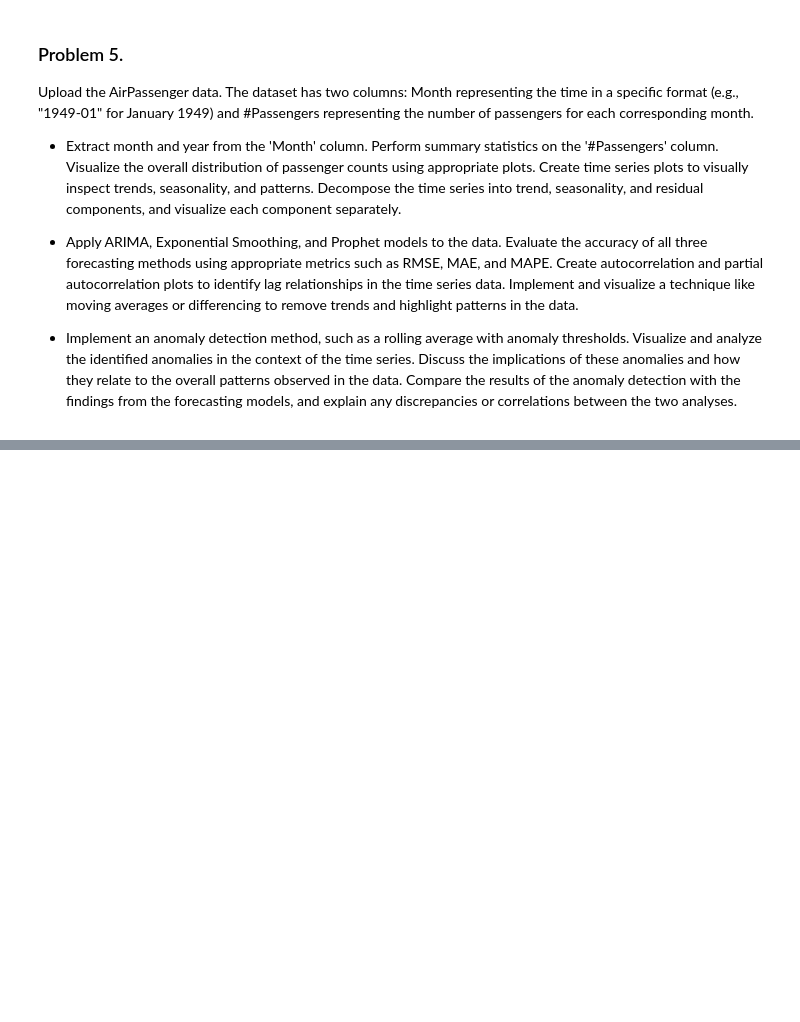
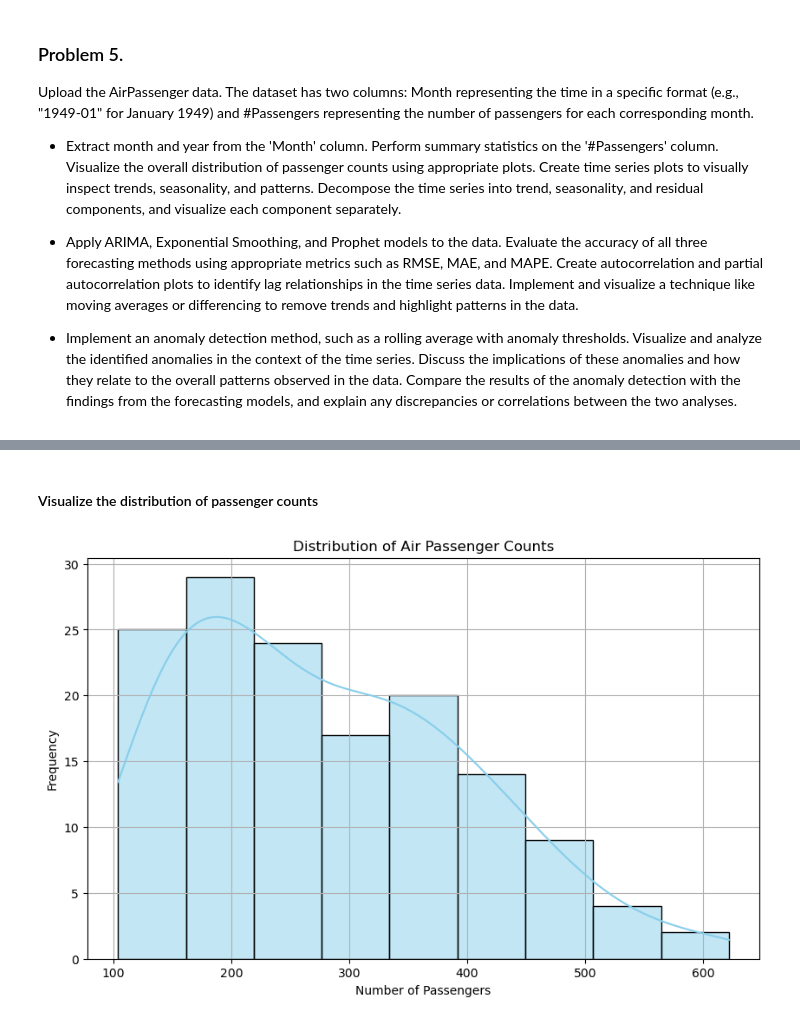
Before and after one commit to gabriel-ferreira-life/546_advanced_business_analytics, a Jupyter notebook: homework/homework_2/HW2_Solutions_2146.ipynb, the cells around one changed output, grey strips where cells are left out. Cells and saved outputs as stored; diff of their text form; code cells hidden in the pictures; blank space fills up the shorter version.

```diff
--- a/homework/homework_2/HW2_Solutions_2146.ipynb
+++ b/homework/homework_2/HW2_Solutions_2146.ipynb
@@ -2468,0 +2502,4 @@ Upload the AirPassenger data. The dataset has two columns: Month representing th
+# %%
+# Data location
+data_loc = "/Users/gabrielvictorgomesferreira/Library/Mobile Documents/com~apple~CloudDocs/Work/ISU Classes/MIS 546 - Advanced Business Analytics/Data/"
+file_name = "AirPassengers.csv"
@@ -2468,0 +2508,5 @@ Upload the AirPassenger data. The dataset has two columns: Month representing th
+# %%
+# Import dataset
+air_passengers = pd.read_csv(data_loc + file_name)
+print("Data dimentions: ", air_passengers.shape)
+air_passengers.head()
@@ -2468,0 +2535,7 @@ Upload the AirPassenger data. The dataset has two columns: Month representing th
+# %%
+# Extract Year and Month from Month column
+air_passengers['date'] = pd.to_datetime(air_passengers['Month'])
+air_passengers['year'] = air_passengers['date'].dt.year
+air_passengers['month'] = air_passengers['date'].dt.month
+air_passengers = air_passengers.drop(columns='Month')
+air_passengers.head()
@@ -2468,0 +2565,13 @@ Upload the AirPassenger data. The dataset has two columns: Month representing th
+# %% [markdown]
+#### Visualize the distribution of passenger counts
+# %%
+# Visualize the distribution of passenger counts
+plt.figure(figsize=(10, 6))
+sns.histplot(air_passengers['#Passengers'], kde=True, color='skyblue')
+plt.title('Distribution of Air Passenger Counts')
+plt.xlabel('Number of Passengers')
+plt.ylabel('Frequency')
+plt.grid(True)
+plt.show()
+# %% [output]
+[figure, added]
```
Also changed, not shown: parts of 49 cells of this notebook, 1 other file.
